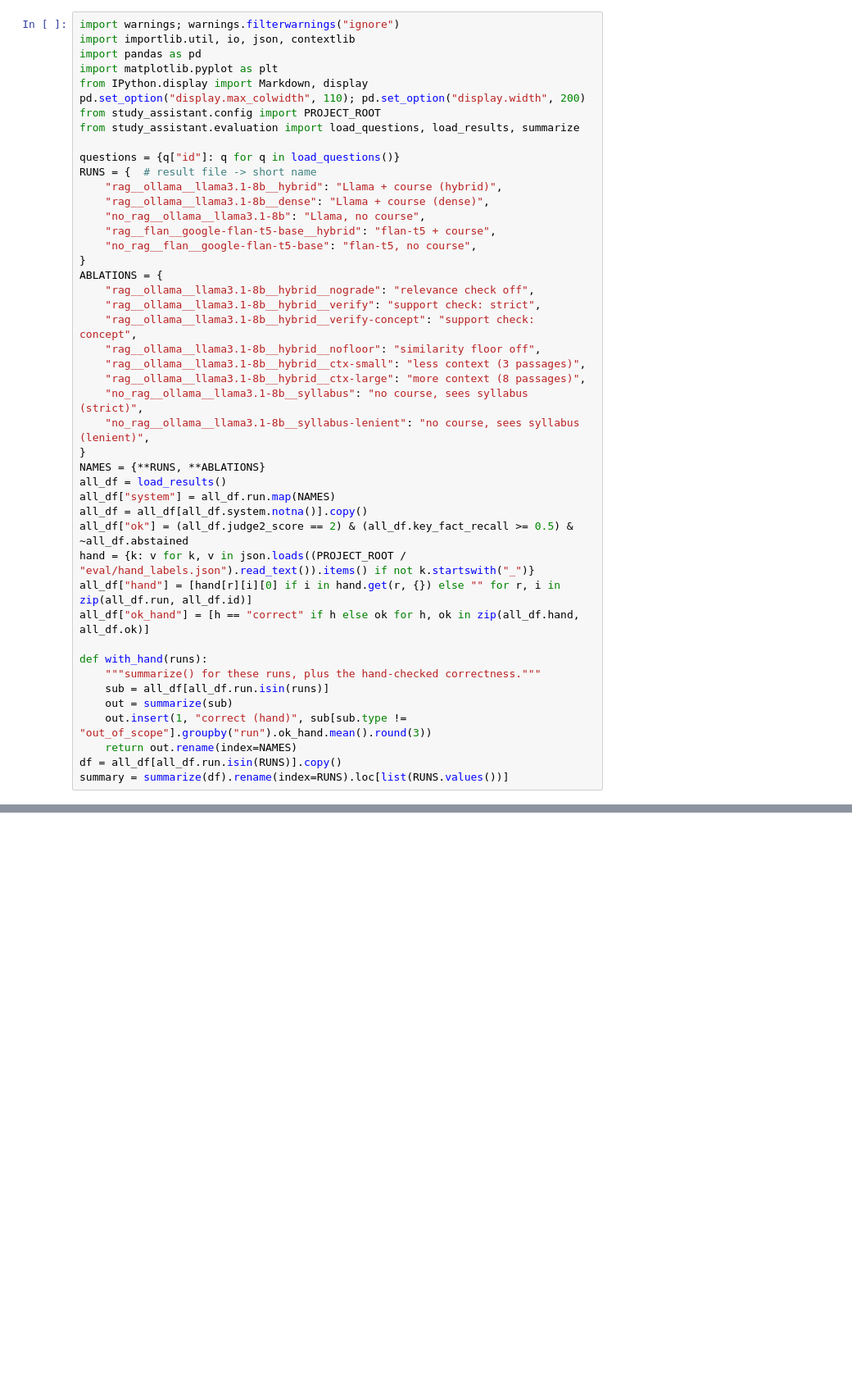
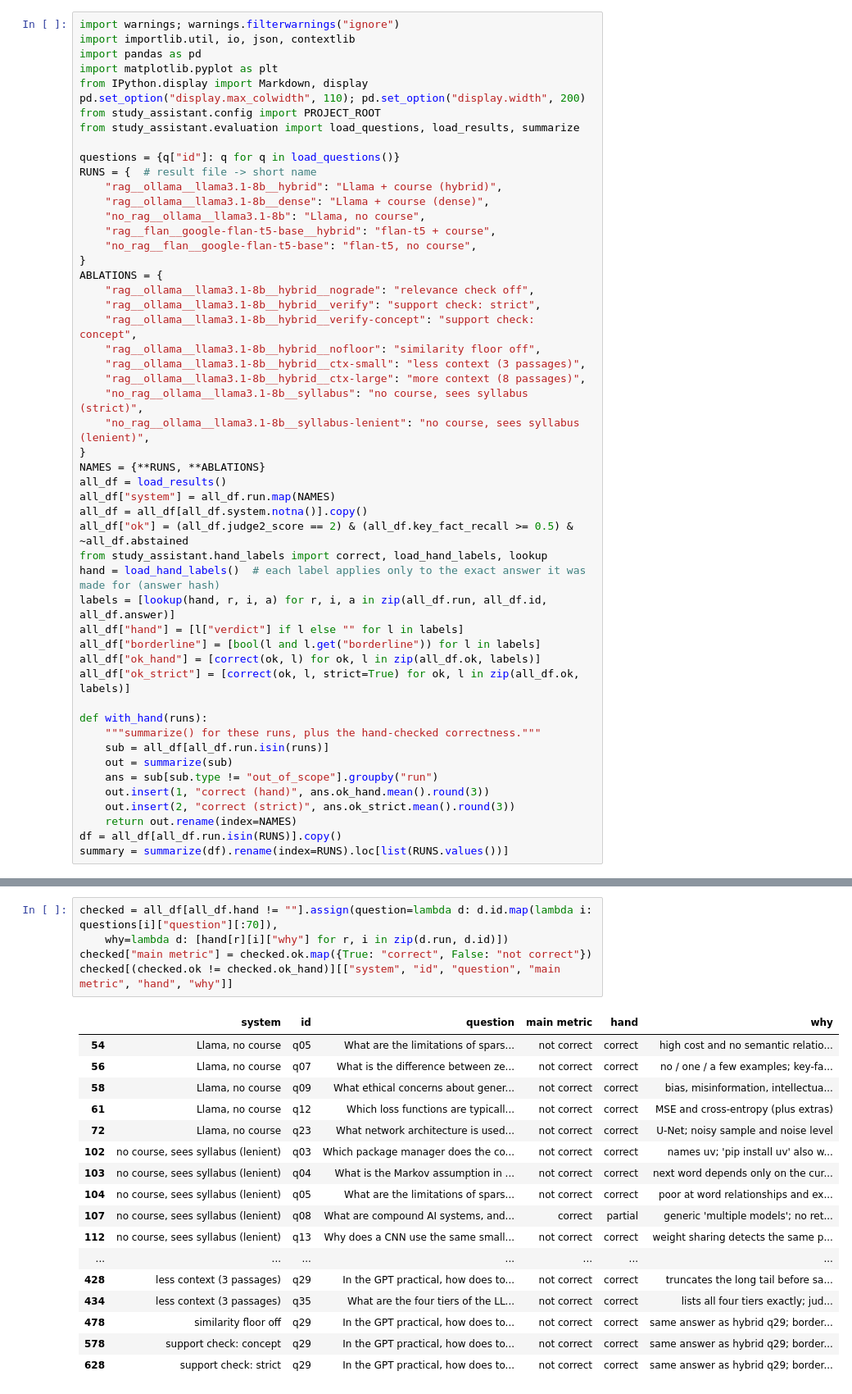
Before and after one commit to SowrisKumar/course-study-assistant, a Jupyter notebook: notebooks/05_evaluation.ipynb, the cells around one changed output, grey strips where cells are left out. Shown at 82% size. Drawn from its saved outputs; the diff is of its cells as text; blank space fills up the shorter version.

```diff
--- a/notebooks/05_evaluation.ipynb
+++ b/notebooks/05_evaluation.ipynb
@@ -47,15 +47,21 @@ all_df = load_results()
 all_df["system"] = all_df.run.map(NAMES)
 all_df = all_df[all_df.system.notna()].copy()
 all_df["ok"] = (all_df.judge2_score == 2) & (all_df.key_fact_recall >= 0.5) & ~all_df.abstained
-hand = {k: v for k, v in json.loads((PROJECT_ROOT / "eval/hand_labels.json").read_text()).items() if not k.startswith("_")}
-all_df["hand"] = [hand[r][i][0] if i in hand.get(r, {}) else "" for r, i in zip(all_df.run, all_df.id)]
-all_df["ok_hand"] = [h == "correct" if h else ok for h, ok in zip(all_df.hand, all_df.ok)]
+from study_assistant.hand_labels import correct, load_hand_labels, lookup
+hand = load_hand_labels()  # each label applies only to the exact answer it was made for (answer hash)
+labels = [lookup(hand, r, i, a) for r, i, a in zip(all_df.run, all_df.id, all_df.answer)]
+all_df["hand"] = [l["verdict"] if l else "" for l in labels]
+all_df["borderline"] = [bool(l and l.get("borderline")) for l in labels]
+all_df["ok_hand"] = [correct(ok, l) for ok, l in zip(all_df.ok, labels)]
+all_df["ok_strict"] = [correct(ok, l, strict=True) for ok, l in zip(all_df.ok, labels)]
 
 def with_hand(runs):
     """summarize() for these runs, plus the hand-checked correctness."""
     sub = all_df[all_df.run.isin(runs)]
     out = summarize(sub)
-    out.insert(1, "correct (hand)", sub[sub.type != "out_of_scope"].groupby("run").ok_hand.mean().round(3))
+    ans = sub[sub.type != "out_of_scope"].groupby("run")
+    out.insert(1, "correct (hand)", ans.ok_hand.mean().round(3))
+    out.insert(2, "correct (strict)", ans.ok_strict.mean().round(3))
     return out.rename(index=NAMES)
 df = all_df[all_df.run.isin(RUNS)].copy()
 summary = summarize(df).rename(index=RUNS).loc[list(RUNS.values())]
@@ -295,0 +277,23 @@ checked[(checked["main metric"] == "correct") != (checked["by hand"] == "correct
+# %%
+checked = all_df[all_df.hand != ""].assign(question=lambda d: d.id.map(lambda i: questions[i]["question"][:70]),
+    why=lambda d: [hand[r][i]["why"] for r, i in zip(d.run, d.id)])
+checked["main metric"] = checked.ok.map({True: "correct", False: "not correct"})
+checked[(checked.ok != checked.ok_hand)][["system", "id", "question", "main metric", "hand", "why"]]
+# %% [output]
+|  | system | id | question | main metric | hand | why |
+| 54 | Llama, no course | q05 | What are the limitations of spars... | not correct | correct | high cost and no semantic relatio... |
+| 56 | Llama, no course | q07 | What is the difference between ze... | not correct | correct | no / one / a few examples; key-fa... |
+| 58 | Llama, no course | q09 | What ethical concerns about gener... | not correct | correct | bias, misinformation, intellectua... |
+| 61 | Llama, no course | q12 | Which loss functions are typicall... | not correct | correct | MSE and cross-entropy (plus extras) |
+| 72 | Llama, no course | q23 | What network architecture is used... | not correct | correct | U-Net; noisy sample and noise level |
+| 102 | no course, sees syllabus (lenient) | q03 | Which package manager does the co... | not correct | correct | names uv; 'pip install uv' also w... |
+| 103 | no course, sees syllabus (lenient) | q04 | What is the Markov assumption in ... | not correct | correct | next word depends only on the cur... |
+| 104 | no course, sees syllabus (lenient) | q05 | What are the limitations of spars... | not correct | correct | poor at word relationships and ex... |
+| 107 | no course, sees syllabus (lenient) | q08 | What are compound AI systems, and... | correct | partial | generic 'multiple models'; no ret... |
+| 112 | no course, sees syllabus (lenient) | q13 | Why does a CNN use the same small... | not correct | correct | weight sharing detects the same p... |
+| ... | ... | ... | ... | ... | ... | ... |
+| 428 | less context (3 passages) | q29 | In the GPT practical, how does to... | not correct | correct | truncates the long tail before sa... |
+| 434 | less context (3 passages) | q35 | What are the four tiers of the LL... | not correct | correct | lists all four tiers exactly; jud... |
+| 478 | similarity floor off | q29 | In the GPT practical, how does to... | not correct | correct | same answer as hybrid q29; border... |
+| 578 | support check: concept | q29 | In the GPT practical, how does to... | not correct | correct | same answer as hybrid q29; border... |
+| 628 | support check: strict | q29 | In the GPT practical, how does to... | not correct | correct | same answer as hybrid q29; border... |
```
Also changed, not shown: parts of 6 cells of this notebook, 12 other files.
